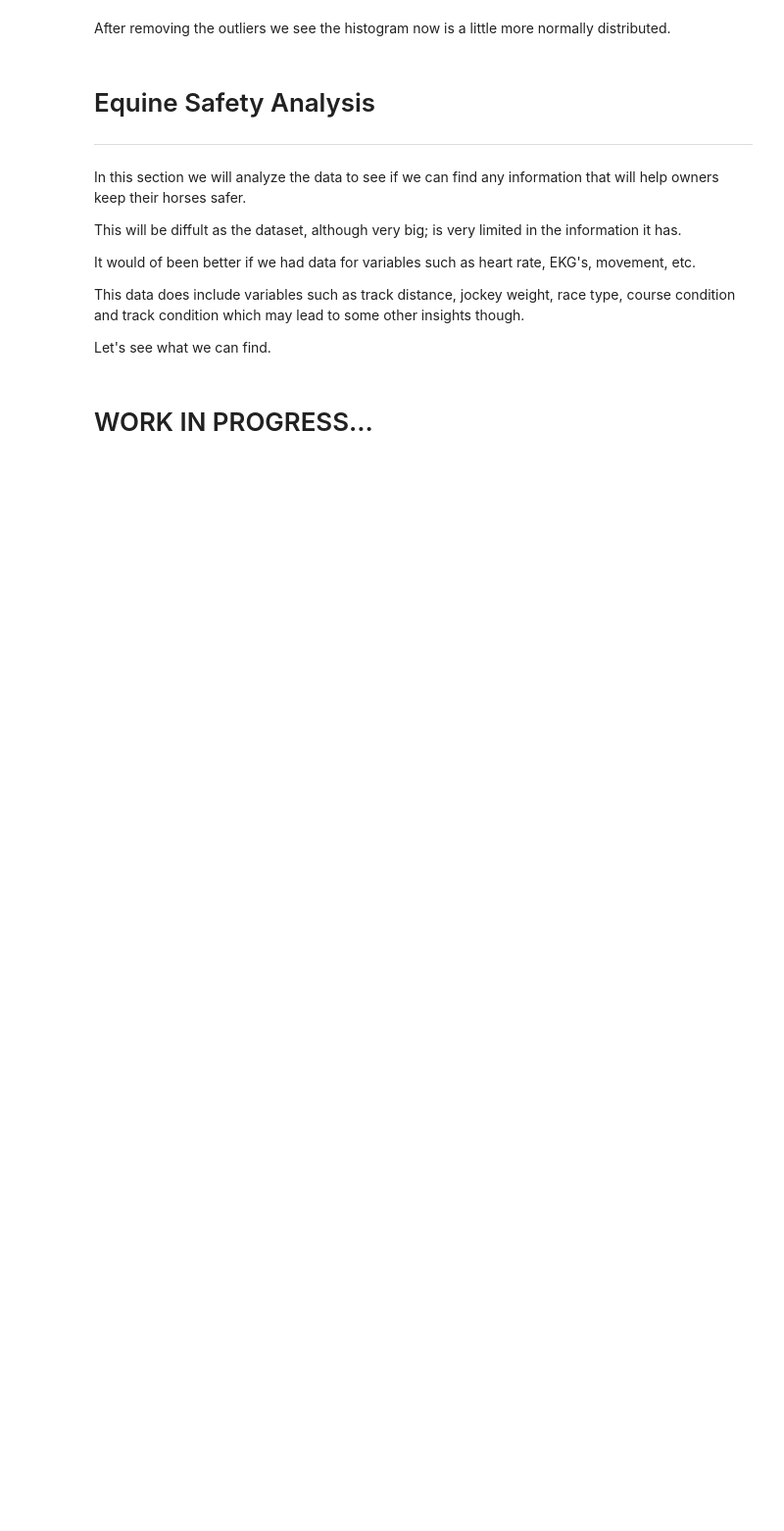
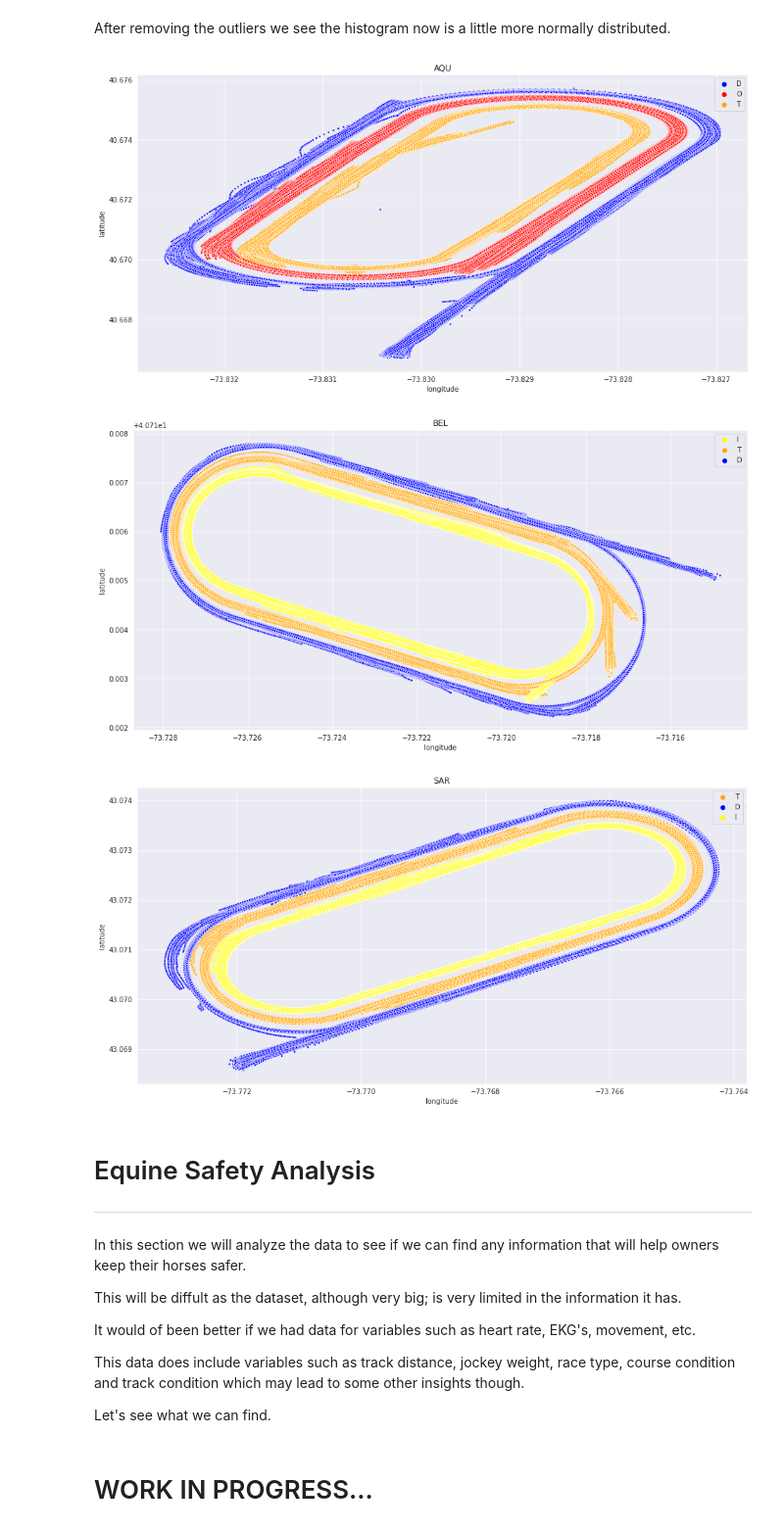
Before and after one commit to dtrade84/Big-Data-Derby-2022, a Jupyter notebook: big-data-derby-analysis.ipynb, the cells around one changed output. Shown at 98% size. Cells and saved outputs as stored; diff of their text form; code cells hidden in the pictures; blank space fills up the shorter version.

Commit message:
Kaggle Notebook | Big Data Derby Analysis | Version 8

```diff
--- a/big-data-derby-analysis.ipynb
+++ b/big-data-derby-analysis.ipynb
@@ -294,5 +322,30 @@ plt.title("");
 # %% [markdown]
 After removing the outliers we see the histogram now is a little more normally distributed.
+# %%
+color_dict = {'D' : 'blue',
+             'I' : 'yellow',
+             'O' : 'red',
+             'T' : 'orange',
+             'M' : 'grey'}
+
+
+
+for track in ['AQU', 'BEL', 'SAR']:
+    plt.figure(figsize = (16, 8))
+
+    sns.scatterplot(data = df[(df.track_id == track)], x = "longitude", y = "latitude",
+                    hue = "course_type",
+                    marker='.',
+                   palette=color_dict, )
+
+    plt.title(track)
+    plt.legend()
+
+    plt.show()
+# %% [output]
+[figure, added]
+[figure, added]
+[figure, added]
 # %% [markdown]
 <a id='eqa'></a>
 
```
Also changed, not shown: parts of 5 cells of this notebook.
